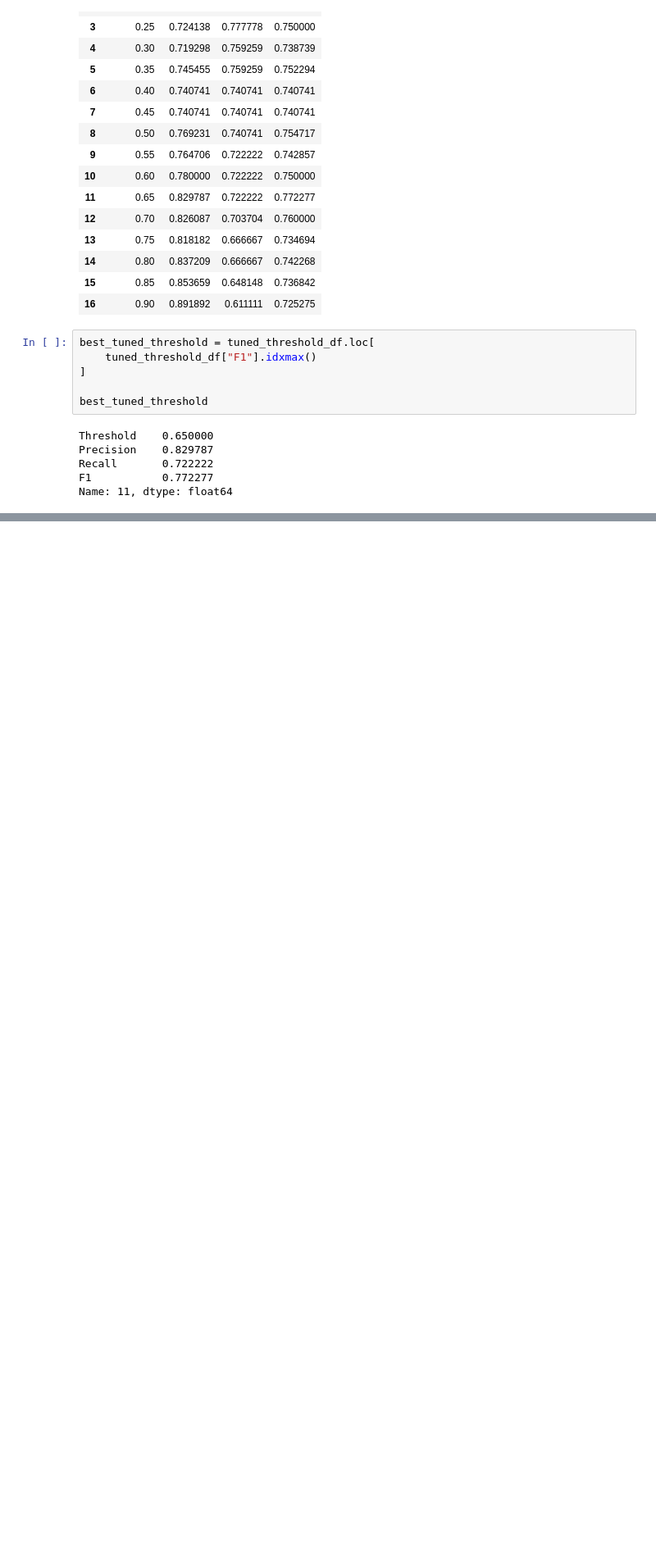
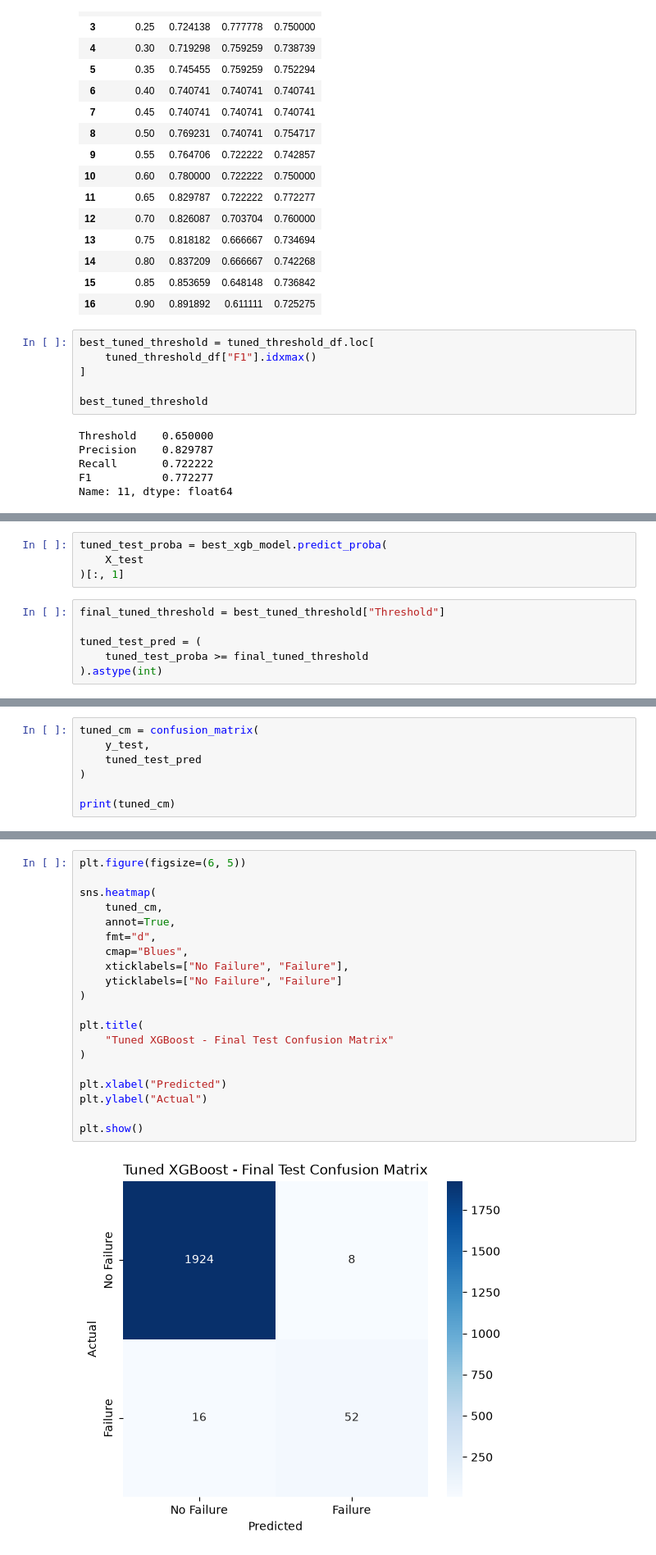
Before and after one commit to ankith0921/Industrial-predictive-maintenance, a Jupyter notebook: notebooks/01_dataset_exploration.ipynb, the cells around one changed output, grey strips where cells are left out. Shown at 82% size. Cells and saved outputs as stored; diff of their text form; blank space fills up the shorter version.

Commit message:
Completed till Final Tuned XGBoost Evaluation

```diff
--- a/notebooks/01_dataset_exploration.ipynb
+++ b/notebooks/01_dataset_exploration.ipynb
@@ -1609,0 +1612,10 @@ Name: 11, dtype: float64
+# %%
+tuned_test_proba = best_xgb_model.predict_proba(
+    X_test
+)[:, 1]
+# %%
+final_tuned_threshold = best_tuned_threshold["Threshold"]
+
+tuned_test_pred = (
+    tuned_test_proba >= final_tuned_threshold
+).astype(int)
@@ -1609,0 +1688,7 @@ Name: 11, dtype: float64
+# %%
+tuned_cm = confusion_matrix(
+    y_test,
+    tuned_test_pred
+)
+
+print(tuned_cm)
@@ -1609,0 +1698,22 @@ Name: 11, dtype: float64
+# %%
+plt.figure(figsize=(6, 5))
+
+sns.heatmap(
+    tuned_cm,
+    annot=True,
+    fmt="d",
+    cmap="Blues",
+    xticklabels=["No Failure", "Failure"],
+    yticklabels=["No Failure", "Failure"]
+)
+
+plt.title(
+    "Tuned XGBoost - Final Test Confusion Matrix"
+)
+
+plt.xlabel("Predicted")
+plt.ylabel("Actual")
+
+plt.show()
+# %% [output]
+[figure, added]
```
Also changed, not shown: parts of 29 cells of this notebook, 1 other file.
